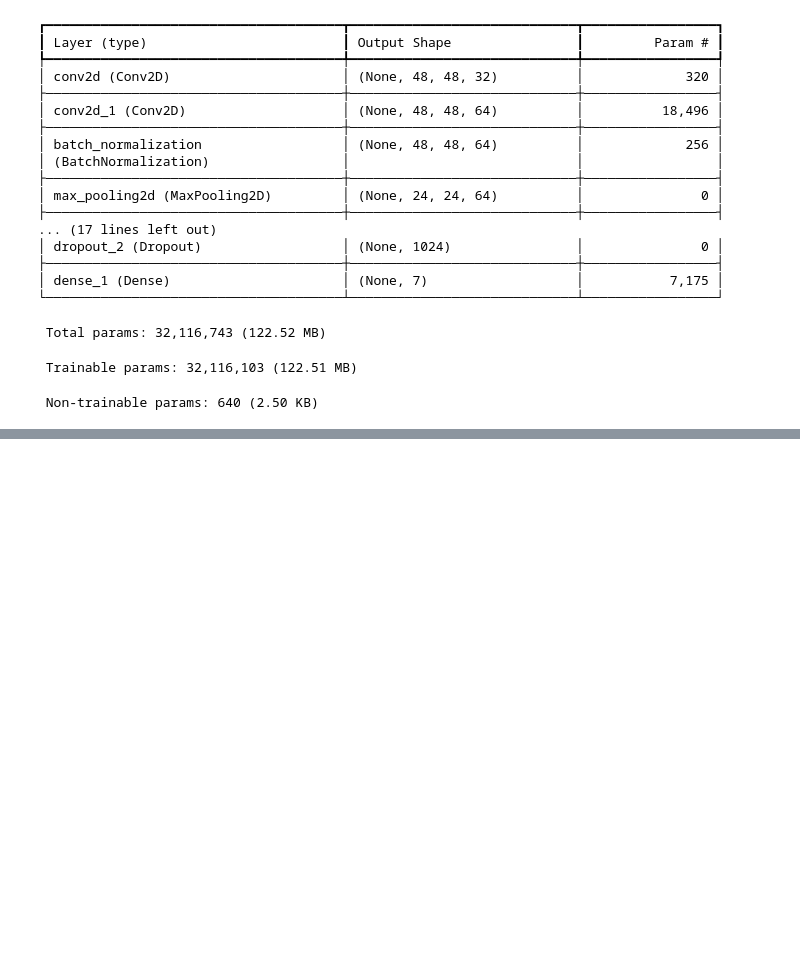
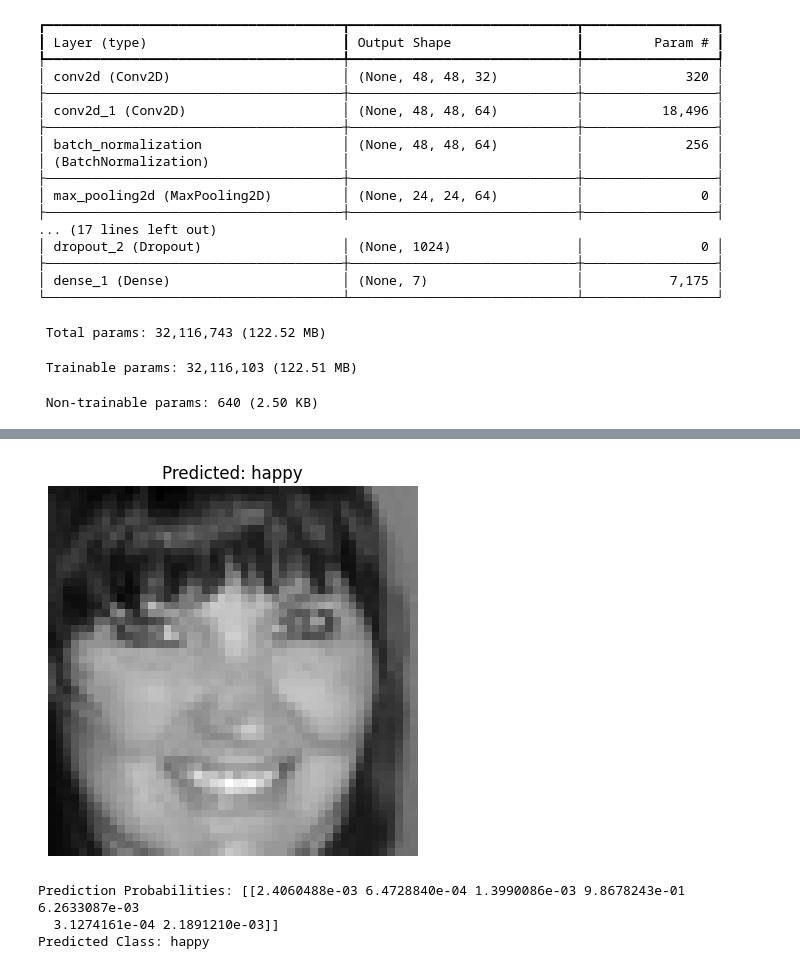
Before and after one commit to arshjeevs/GDSC-AIML-FacialRecognition, a Jupyter notebook: Facial_Recognition.ipynb, the cells around one changed output, grey strips where cells are left out. Drawn from its saved outputs; the diff is of its cells as text; code cells hidden in the pictures; blank space fills up the shorter version.

```diff
--- a/Facial_Recognition.ipynb
+++ b/Facial_Recognition.ipynb
@@ -206,8 +210,8 @@ validation_steps = test_set.n
 
 hist = fernet.fit(x=training_set,
                  validation_data=test_set,
-                 epochs=60,
-                 callbacks=callbacks,
+                 epochs=10,
+                 callbacks = callbacks,
                  steps_per_epoch=steps_per_epoch,
                  validation_steps=validation_steps)
 # %% [output]
@@ -239,0 +260,27 @@ fernet.save_weights('fernet_bestweight.h5')
+# %%
+import numpy as np
+import matplotlib.pyplot as plt
+from tensorflow.keras.preprocessing.image import load_img, img_to_array
+
+test_image_path = test_dir + 'happy/' + os.listdir(test_dir + 'happy/')[0]
+img = load_img(test_image_path, color_mode='grayscale', target_size=(48, 48))
+
+img_array = img_to_array(img)
+img_array = img_array / 255.0
+img_array = np.expand_dims(img_array, axis=0)
+
+predictions = fernet.predict(img_array)
+predicted_class = np.argmax(predictions)
+
+class_indices = training_set.class_indices
+class_labels = {v: k for k, v in class_indices.items()}
+predicted_label = class_labels[predicted_class]
+
+plt.imshow(img, cmap='gray')
+plt.title(f"Predicted: {predicted_label}")
+plt.axis('off')
+plt.show()
+
+print(f"Prediction Probabilities: {predictions}")
+print(f"Predicted Class: {predicted_label}")
+# %% [output]
@@ -239,0 +288,4 @@ fernet.save_weights('fernet_bestweight.h5')
+[figure, added]
+Prediction Probabilities: [[2.4060488e-03 6.4728840e-04 1.3990086e-03 9.8678243e-01 6.2633087e-03
+  3.1274161e-04 2.1891210e-03]]
+Predicted Class: happy
```
Also changed, not shown: parts of 16 cells of this notebook.
